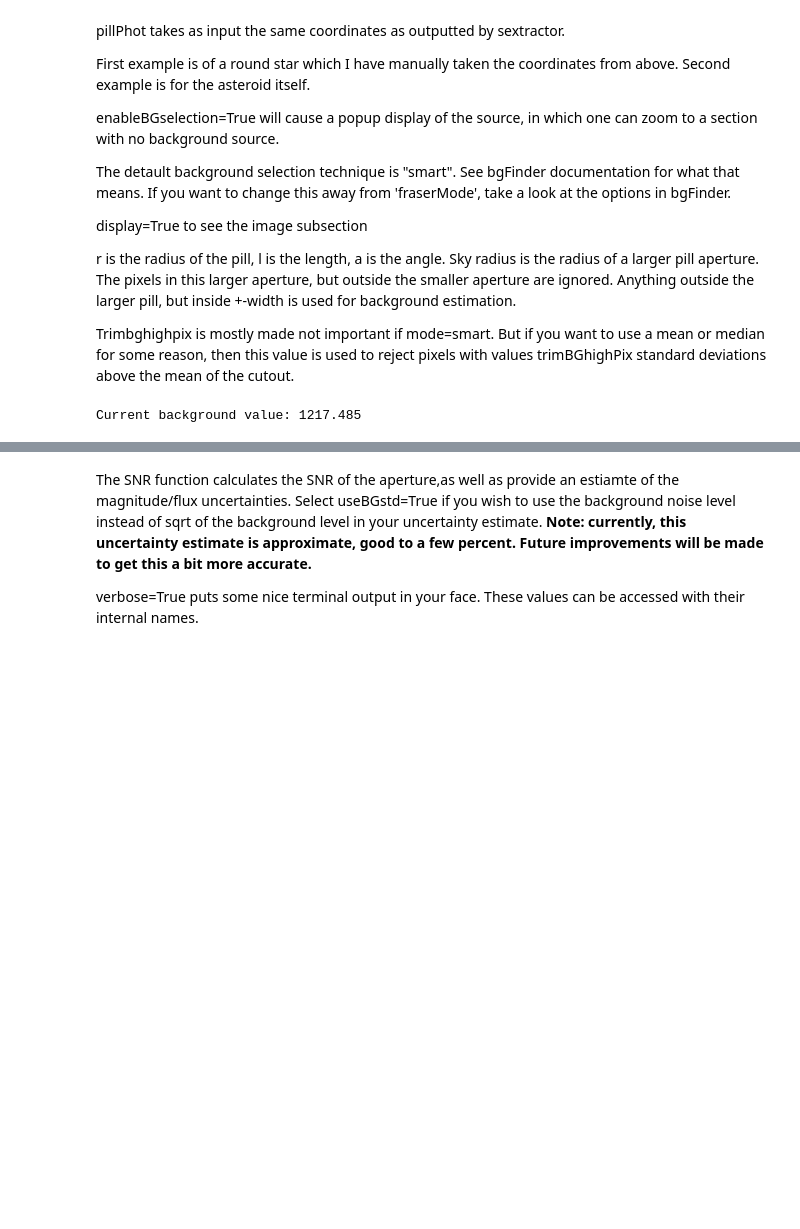
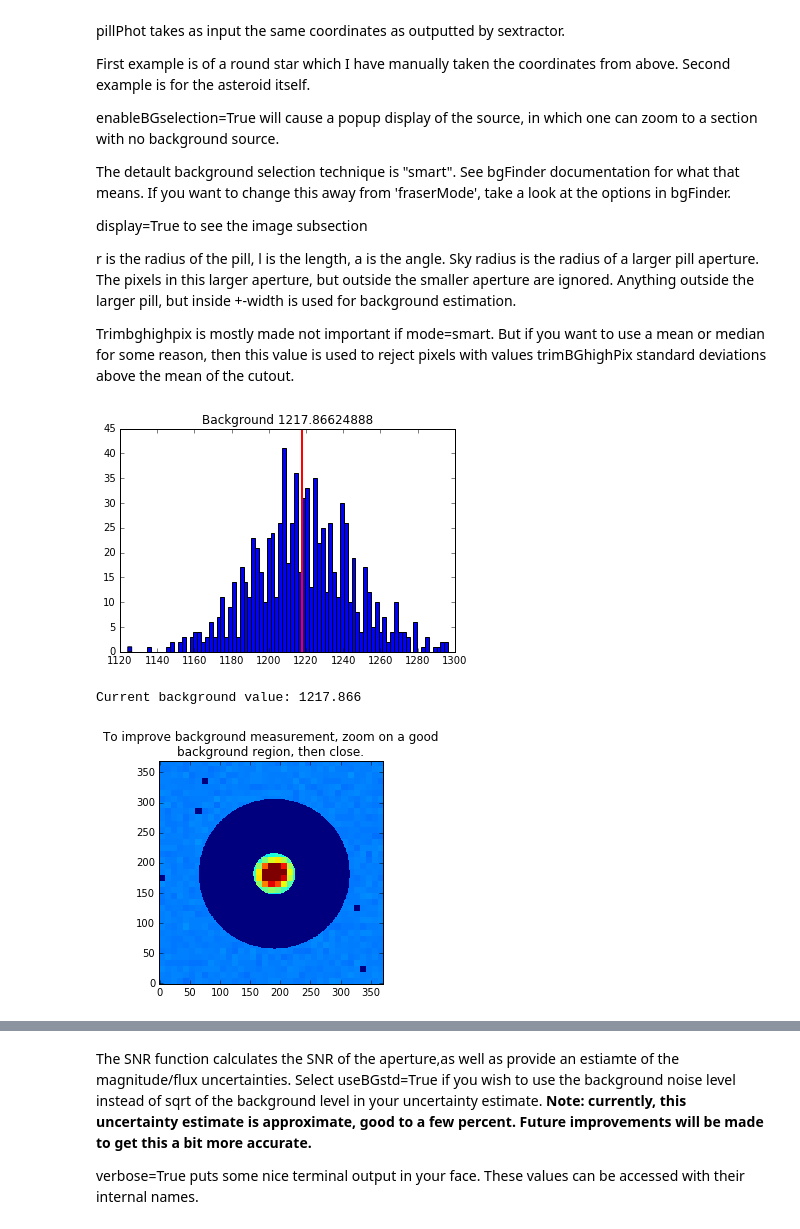
Before and after one commit to fraserw/trippy, a Jupyter notebook: tutorial/trippytutorial.ipynb, the cells around one changed output, grey strips where cells are left out. Cells and saved outputs as stored; diff of their text form; code cells hidden in the pictures; blank space fills up the shorter version.

```diff
--- a/tutorial/trippytutorial.ipynb
+++ b/tutorial/trippytutorial.ipynb
@@ -245,20 +265,22 @@ Trimbghighpix is mostly made not important if mode=smart. But if you want to use
 # %%
 
 #initiate the pillPhot object
 phot=pill.pillPhot(data,repFact=10)
 #get photometry, assume ZPT=26.0
 #enableBGselection=True allows you to zoom in on a good background region in the aperture display window
 #trimBGhighPix is a sigma cut to get rid of the cosmic rays. They get marked as blue in the display window
 #background is selected inside the box and outside the skyRadius value
 #mode is th background mode selection. Options are median, mean, histMode (JJ's jjkmode technique), fraserMode (ask me about it), gaussFit, and "smart". Smart does a gaussian fit first, and if the gaussian fit value is discrepant compared to the expectation from the background std, it resorts to the fraserMode. "smart" seems quite robust to nearby bright sources
 
 #examples of round sources
-phot(goodFits[0][4]-0.5, goodFits[0][5]-0.5,radius=fwhm*0.5,l=0.0,a=0.0,
-             skyRadius=4*fwhm,width=6*fwhm,
+phot(goodFits[0][4], goodFits[0][5],radius=3.09*1.1,l=0.0,a=0.0,
+             skyRadius=4*3.09,width=6*3.09,
               zpt=26.0,exptime=EXPTIME,enableBGSelection=True,display=True,
               backupMode="fraserMode",trimBGHighPix=3.)
 # %% [output]
+[figure, added]
-Current background value: 1217.485
+Current background value: 1217.866
+[figure, added]
 # %%
 #example of a trailed source
 phot(xt,yt,radius=fwhm*1.4,l=(EXPTIME/3600.)*rate/0.185,a=angle,
```
Also changed, not shown: parts of 12 cells of this notebook.
